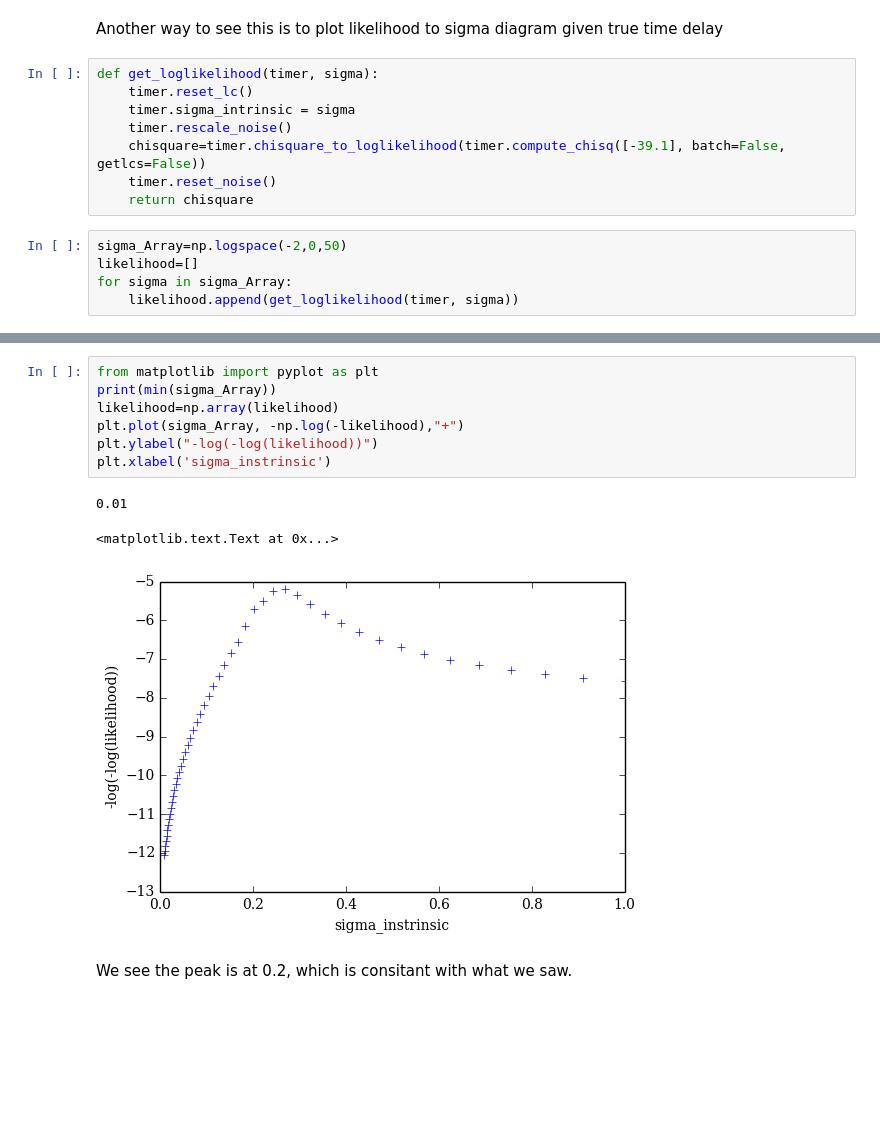
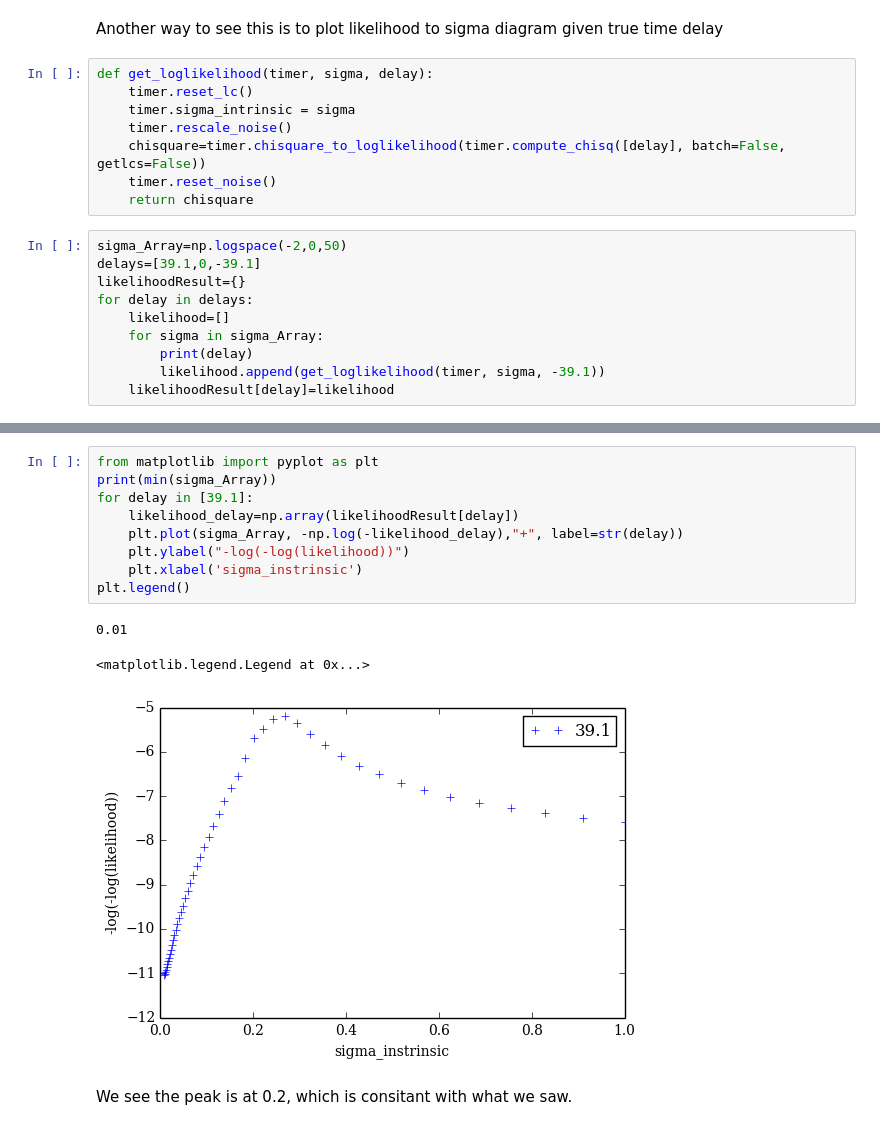
Before and after one commit to LSSTDESC/SLTimer, a Jupyter notebook: notebooks/Sigma_Intrinsic_Analysis.ipynb, the cells around one changed output, grey strips where cells are left out. Saved outputs shown, nothing was run; the diff lists cells and outputs as text; blank space fills up the shorter version.

Commit message:
implement some function to plot likelihood

```diff
--- a/notebooks/Sigma_Intrinsic_Analysis.ipynb
+++ b/notebooks/Sigma_Intrinsic_Analysis.ipynb
@@ -158,16 +175,21 @@ degree of freedom is : {'dof': 1770, '# data': 2028}
 # %% [markdown]
 Another way to see this is to plot likelihood to sigma diagram given true time delay
 # %%
-def get_loglikelihood(timer, sigma):
+def get_loglikelihood(timer, sigma, delay):
     timer.reset_lc()
     timer.sigma_intrinsic = sigma
     timer.rescale_noise()
-    chisquare=timer.chisquare_to_loglikelihood(timer.compute_chisq([-39.1], batch=False, getlcs=False))
+    chisquare=timer.chisquare_to_loglikelihood(timer.compute_chisq([delay], batch=False, getlcs=False))
     timer.reset_noise()
     return chisquare
 # %%
 sigma_Array=np.logspace(-2,0,50)
-likelihood=[]
-for sigma in sigma_Array:
-    likelihood.append(get_loglikelihood(timer, sigma))
+delays=[39.1,0,-39.1]
+likelihoodResult={}
+for delay in delays:
+    likelihood=[]
+    for sigma in sigma_Array:
+        print(delay)
+        likelihood.append(get_loglikelihood(timer, sigma, -39.1))
+    likelihoodResult[delay]=likelihood
 # %% [output]
@@ -191,14 +213,16 @@ delete additional noise 1.0
 # %%
 from matplotlib import pyplot as plt
 print(min(sigma_Array))
-likelihood=np.array(likelihood)
-plt.plot(sigma_Array, -np.log(-likelihood),"+")
-plt.ylabel("-log(-log(likelihood))")
-plt.xlabel('sigma_instrinsic')
+for delay in [39.1]:
+    likelihood_delay=np.array(likelihoodResult[delay])
+    plt.plot(sigma_Array, -np.log(-likelihood_delay),"+", label=str(delay))
+    plt.ylabel("-log(-log(likelihood))")
+    plt.xlabel('sigma_instrinsic')
+plt.legend()
 # %% [output]
 0.01
-<matplotlib.text.Text at 0x...>
+<matplotlib.legend.Legend at 0x...>
-[figure, old version]
+[figure, new version]
 # %% [markdown]
 We see the peak is at 0.2, which is consitant with what we saw.
 # %% [markdown]
```
Also changed, not shown: parts of 5 cells of this notebook, 2 other files.
